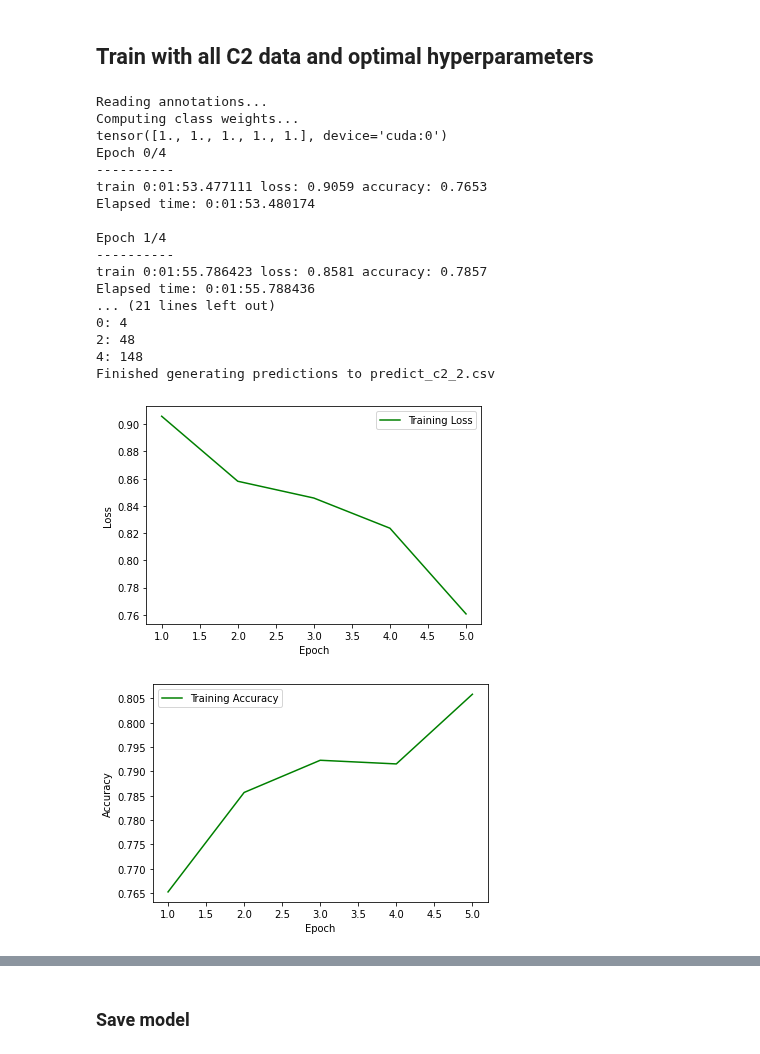
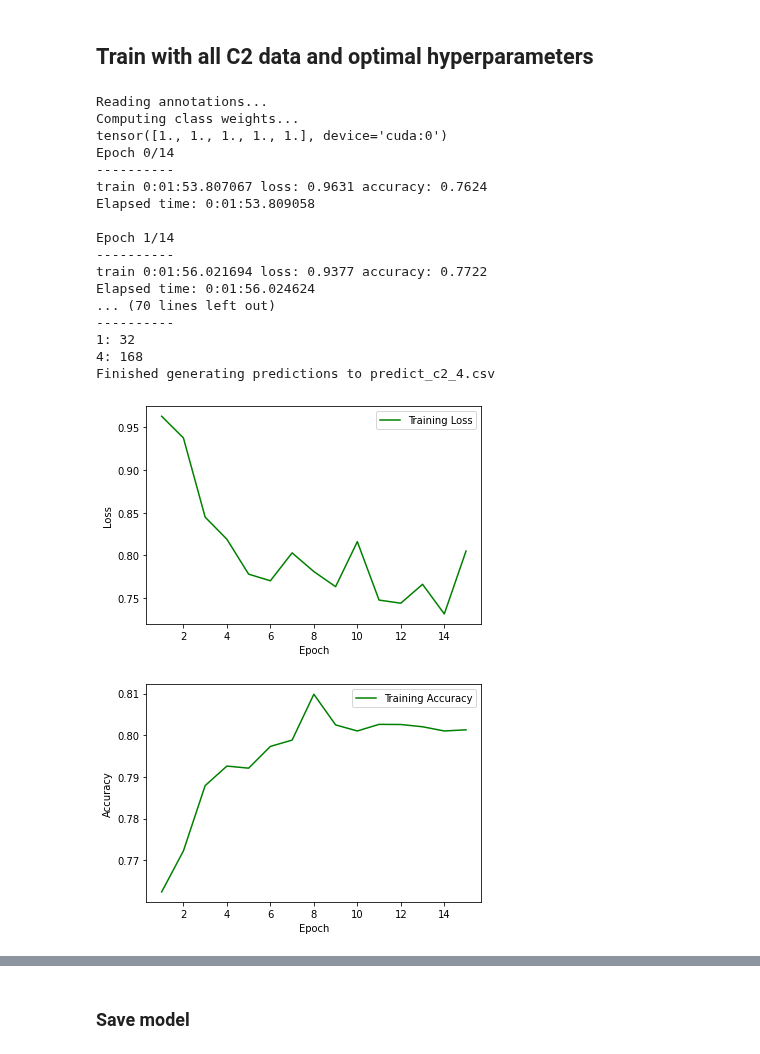
Before and after one commit to jmaness/csc591nn-projc1, a Jupyter notebook: c2.ipynb, the cells around one changed output, grey strips where cells are left out. Cells and saved outputs as stored; diff of their text form; code cells hidden in the pictures.

```diff
--- a/c2.ipynb
+++ b/c2.ipynb
@@ -322,9 +322,13 @@ class SamplewiseCenterNormalize(object):
 DATA_TRANSFORMS = transforms.Compose([
     transforms.RandomHorizontalFlip(),
     transforms.RandomAffine(degrees=20, translate=(0.2, 0.2)),
+    #transforms.RandomAffine(degrees=20, translate=(0.2, 0.2), shear=10, scale=(1.0, 1.2)),
+    transforms.ColorJitter(brightness=0.1, contrast=0.1, saturation=0.1, hue=0.1),
+    #transforms.RandomCrop(size=(480,640)),
     transforms.ToTensor(),
     # transforms.Normalize((0.5, 0.5, 0.5), (0.5, 0.5, 0.5))
     # SamplewiseCenterNormalize()
+
     transforms.Normalize((0.485, 0.456, 0.406), (0.229, 0.224, 0.225))
 ])
 
@@ -524,7 +528,7 @@ def train_model(model, criterion, optimizer, dataloaders, dataset_sizes, num_epo
 
                 # statistics
                 running_loss += loss.item() * inputs.size(0)
-                running_corrects += torch.sum(preds == labels.data)
+                running_corrects += preds.eq(labels.data.view_as(preds)).cpu().sum()
 
             epoch_loss = running_loss / dataset_sizes[phase]
             epoch_acc = running_corrects.double() / dataset_sizes[phase]
@@ -808,25 +806,25 @@ optimal_d2 = 0.1
 # %%
 model = get_model(optimal_n1, optimal_d1, optimal_n2, optimal_d2).to(device)
 # model.load_state_dict(torch.load('cnn_pytorch_c2.pt'))
-y_hat_test = train_and_test(model, group_3(), num_epochs=5)
-predict_whole_images(y_hat_test, PATCH_ROWS, PATCH_COLUMNS, 'predict_c2_2.csv')
+y_hat_test = train_and_test(model, group_3(), num_epochs=15)
+predict_whole_images(y_hat_test, PATCH_ROWS, PATCH_COLUMNS, 'predict_c2_4.csv')
 # %% [output]
 Reading annotations...
 Computing class weights...
 tensor([1., 1., 1., 1., 1.], device='cuda:0')
-Epoch 0/4
+Epoch 0/14
 ----------
-train 0:01:53.477111 loss: 0.9059 accuracy: 0.7653
-Elapsed time: 0:01:53.480174
+train 0:01:53.807067 loss: 0.9631 accuracy: 0.7624
+Elapsed time: 0:01:53.809058
 
-Epoch 1/4
+Epoch 1/14
 ----------
-train 0:01:55.786423 loss: 0.8581 accuracy: 0.7857
-Elapsed time: 0:01:55.788436
-... (21 lines left out)
-0: 4
-2: 48
-4: 148
-Finished generating predictions to predict_c2_2.csv
+train 0:01:56.021694 loss: 0.9377 accuracy: 0.7722
+Elapsed time: 0:01:56.024624
+... (70 lines left out)
+----------
+1: 32
+4: 168
+Finished generating predictions to predict_c2_4.csv
-[figure, old version]
+[figure, new version]
-[figure, old version]
+[figure, new version]
```
Also changed, not shown: parts of 4 cells of this notebook.
